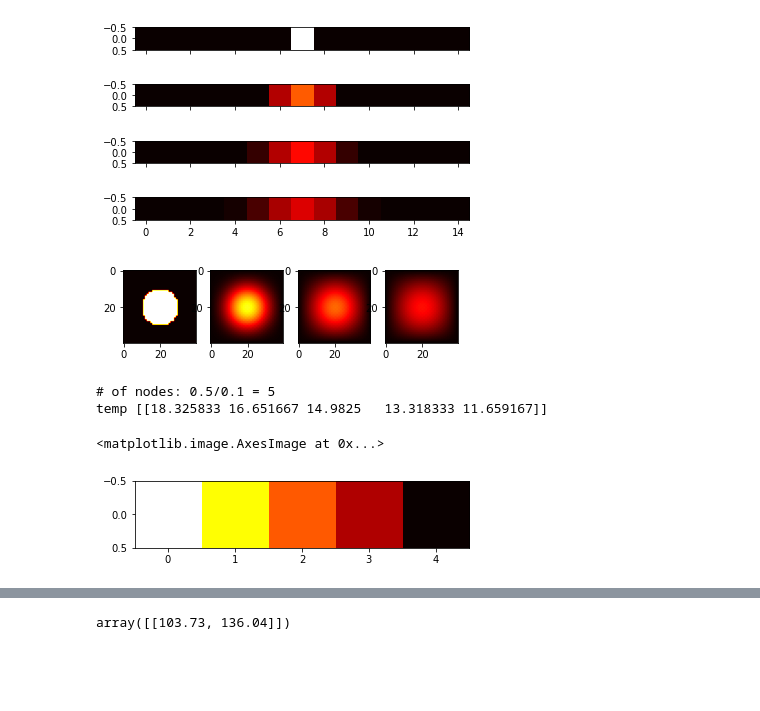
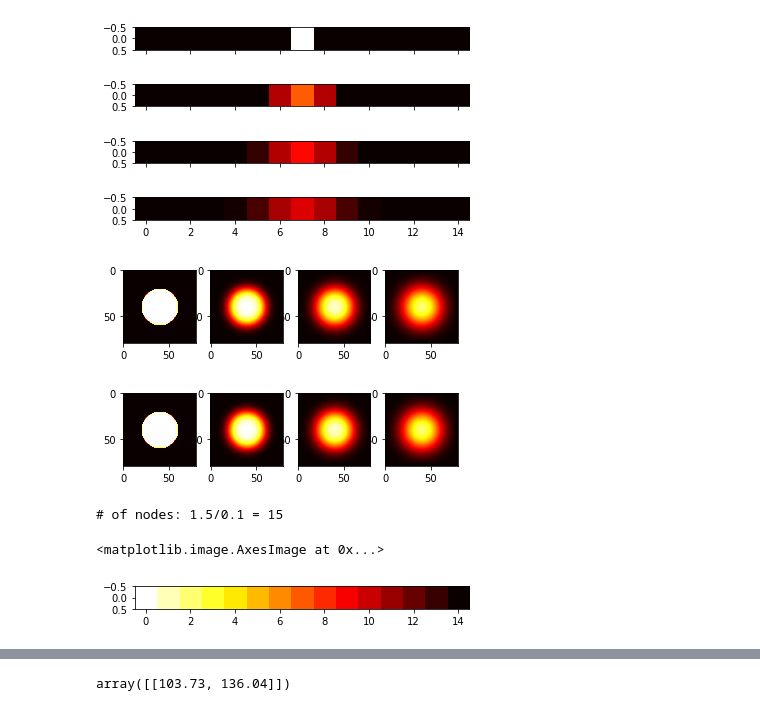
Before and after one commit to saeranv/astrobot, a Jupyter notebook: experiments/heat_fda/heat_fda.ipynb, the cells around one changed output, grey strips where cells are left out. Cells and saved outputs as stored; diff of their text form; code cells hidden in the pictures; blank space fills up the shorter version.

```diff
--- a/experiments/heat_fda/heat_fda.ipynb
+++ b/experiments/heat_fda/heat_fda.ipynb
@@ -73,25 +71,38 @@ for i in np.linspace(0, dimt-1, 4).astype(int):
 # 2d with loop
 C, p, k = 420, 8, 13.44
 dimt = 201
-dimx, dimy = 4.1, 4.1
-uxy = fda.twod_loop(dimt, dimx, dimy, C, p, k)
+dimx, dimr = 8.1, 2
+uxy = fda.twod_loop(dimt, dimx, dimr, C, p, k)
 f, a = plt.subplots(1, 4, sharex=True)
 t = 0
 for i in np.linspace(0, dimt-1, 4).astype(int):
     a[t].imshow(uxy[i, :, :], cmap='hot', aspect='equal', vmin=300, vmax=700)
     t += 1
 # %% [output]
-[figure, old version]
+[figure, new version]
+# %%
+# 2d with loop
+C, p, k = 420, 8, 13.44
+dimt = 201
+dimx, dimr = 8.1, 2
+uxy = fda.twod_mtx(dimt, dimx, dimr, C, p, k)
+f, a = plt.subplots(1, 4, sharex=True)
+t = 0
+for i in np.linspace(0, dimt-1, 4).astype(int):
+    a[t].imshow(uxy[i, :, :], cmap='hot',
+                aspect='equal', vmin=300, vmax=700)
+    t += 1
+# %% [output]
+[figure, added]
 # %%
 # 1d steady state heat conduction
 k = 2 # W/m2-k
-dimx = 0.5 #1.5
+dimx = 1.5
 T0, TL = 20, 10
 ux = fda.oned_steady_state(dimx, T0, TL, k)
-print('temp', np.round(ux.T, 6))
-plt.imshow(ux.T, cmap='hot', aspect='equal')#, vmin=0, vmax=100)
+# print('temp', np.round(ux.T, 6))
+plt.imshow(ux.T, cmap='hot', aspect='equal')
 # %% [output]
-# of nodes: 0.5/0.1 = 5
-temp [[18.325833 16.651667 14.9825   13.318333 11.659167]]
+# of nodes: 1.5/0.1 = 15
 <matplotlib.image.AxesImage at 0x...>
-[figure, old version]
+[figure, new version]
```
Also changed, not shown: parts of 4 cells of this notebook, 4 other files.
